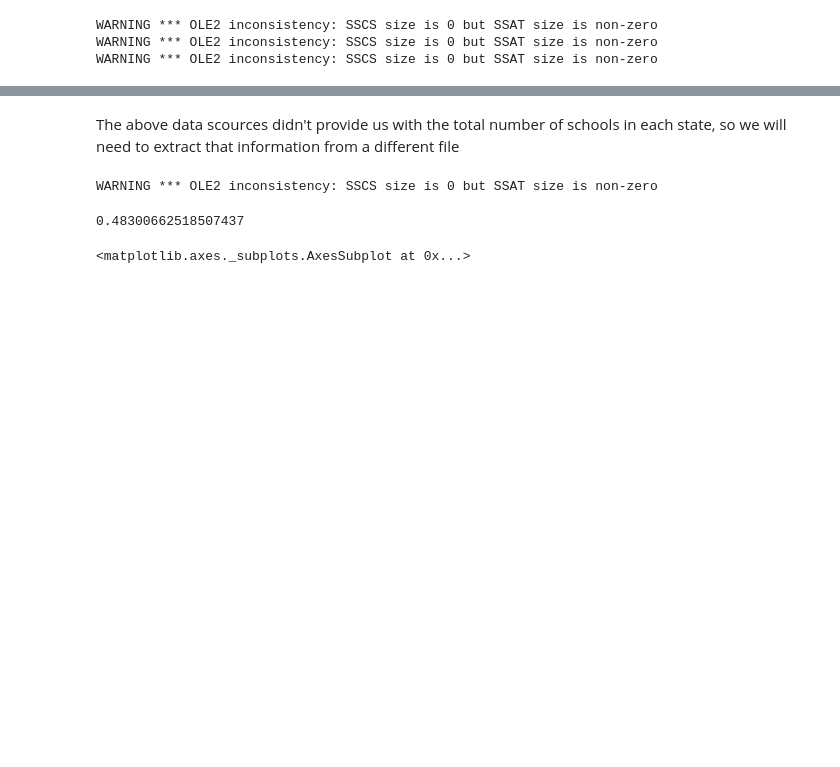
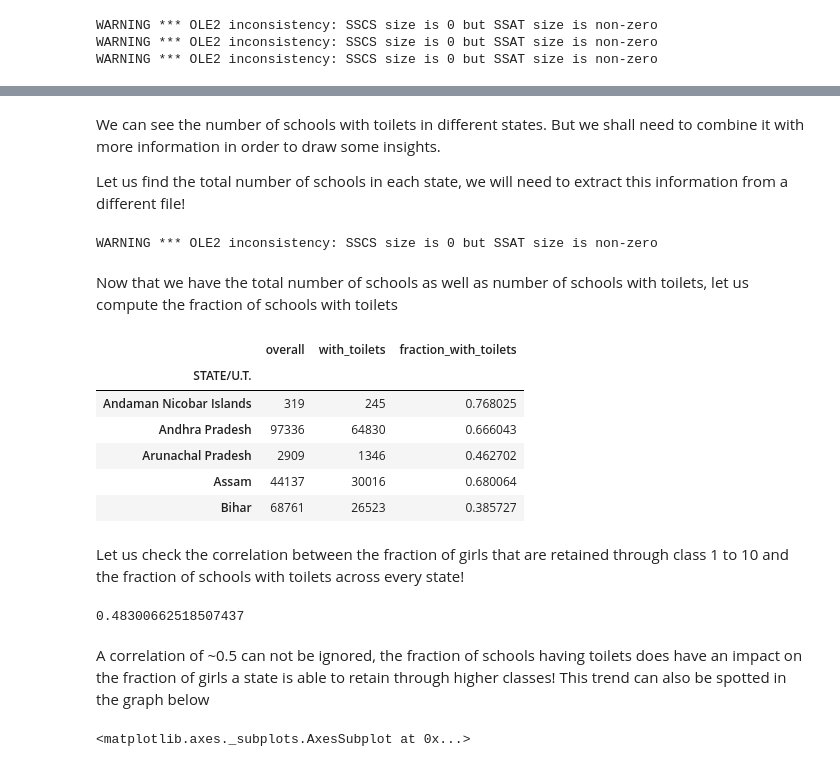
Before and after one commit to SusmeetJain/school_dropouts, a Jupyter notebook: patterns in dropping out.ipynb, the cells around one changed output, grey strips where cells are left out. Cells and saved outputs as stored; diff of their text form; code cells hidden in the pictures; blank space fills up the shorter version.

```diff
--- a/patterns in dropping out.ipynb
+++ b/patterns in dropping out.ipynb
@@ -71,15 +133,14 @@ The dropout rates of girls and boys is almost same until the 6th grade, from the
 # %%
-# This data is again available across 3 different excel sheets
-facilities_primary = pd.read_excel('facilities_primary.xls')
-facilities_secondary = pd.read_excel('facilities_secondary.xls')
-facilities_u_primary = pd.read_excel('facilities_upper_primary.xls')
+facilities_primary = pd.read_excel('data/facilities_primary.xls')
+facilities_secondary = pd.read_excel('data/facilities_secondary.xls')
+facilities_u_primary = pd.read_excel('data/facilities_upper_primary.xls')
 
-# Extracting and combining the information on urinals
-schools_with_urinal = facilities_primary['Availability Within School Premises - Usable Urinal'] + facilities_secondary['Availability Within School Premises - Usable Urinal'] + facilities_u_primary['Availability Within School Premises - Usable Urinal']
+# Extracting and combining the information on _toilets
+schools_with_toilets = facilities_primary['Availability Within School Premises - Usable Urinal'] + facilities_secondary['Availability Within School Premises - Usable Urinal'] + facilities_u_primary['Availability Within School Premises - Usable Urinal']
 
 # schools_with_urinal = pd.DataFrame(schools_with_urinal, index=facilities_primary['STATE/U.T.'])
 
-schools_with_urinal.index = facilities_primary['STATE/U.T.']
+schools_with_toilets.index = facilities_primary['STATE/U.T.']
 # %% [output]
 WARNING *** OLE2 inconsistency: SSCS size is 0 but SSAT size is non-zero
 WARNING *** OLE2 inconsistency: SSCS size is 0 but SSAT size is non-zero
@@ -87,18 +168,19 @@ WARNING *** OLE2 inconsistency: SSCS size is 0 but SSAT size is non-zero
 # %% [markdown]
-The above data scources didn't provide us with the total number of schools in each state, so we will need to extract that information from a different file
+We can see the number of schools with toilets in different states. But we shall need to combine it with more information in order to draw some insights.
+
+Let us find the total number of schools in each state, we will need to extract this information from a different file!
 # %%
-school_category = pd.read_excel('school_category.xls')
+school_category = pd.read_excel('data/school_category.xls')
 
-# Subtracting the high school students (as we are only analysing trends til class 10)
+# Subtracting the high school students (as we are only analysing trends till class 10)
 total_schools = school_category['Total Schools\nof Schools'] - school_category['Higher Secondary Schools']
 total_schools.index = school_category['STATE/U.T.']
 
 # adding this information to a new dataframe
 school_sanitation = pd.DataFrame()
 school_sanitation['overall'] = total_schools
-school_sanitation['with_toilets'] = schools_with_urinal
-
-# computing the fraction of schools that have urinals
-school_sanitation['fraction_with_toilets'] = school_sanitation['with_toilets']/school_sanitation['overall']
+school_sanitation['with_toilets'] = schools_with_toilets
 # %% [output]
 WARNING *** OLE2 inconsistency: SSCS size is 0 but SSAT size is non-zero
+# %% [markdown]
+Now that we have the total number of schools as well as number of schools with toilets, let us compute the fraction of schools with toilets
@@ -105 +189,13 @@ WARNING *** OLE2 inconsistency: SSCS size is 0 but SSAT size is non-zero
+# %%
+school_sanitation.head()
+# %% [output]
+|  | overall | with_toilets | fraction_with_toilets |
+| STATE/U.T. |  |  |  |
+| Andaman Nicobar Islands | 319 | 245 | 0.768025 |
+| Andhra Pradesh | 97336 | 64830 | 0.666043 |
+| Arunachal Pradesh | 2909 | 1346 | 0.462702 |
+| Assam | 44137 | 30016 | 0.680064 |
+| Bihar | 68761 | 26523 | 0.385727 |
+# %% [markdown]
+Let us check the correlation between the fraction of girls that are retained through class 1 to 10 and the fraction of schools with toilets across every state!
 # %%
@@ -112,6 +208,8 @@ school_sanitation['girls_retained'] = girls_retained
 girls_retained.corr(school_sanitation['fraction_with_toilets'])
 # %% [output]
 0.48300662518507437
+# %% [markdown]
+A correlation of ~0.5 can not be ignored, the fraction of schools having toilets does have an impact on the fraction of girls a state is able to retain through higher classes! This trend can also be spotted in the graph below
 # %%
 school_sanitation.plot.scatter('fraction_with_toilets','girls_retained')
 # %% [output]
```
Also changed, not shown: parts of 30 cells of this notebook, 10 other files.
